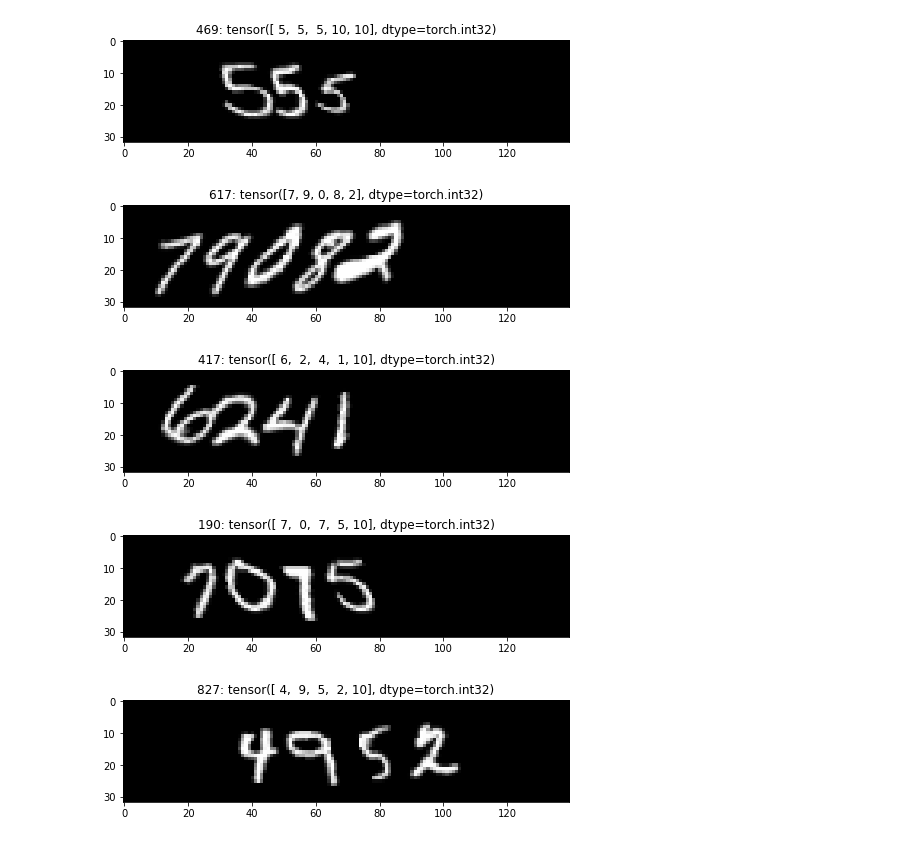
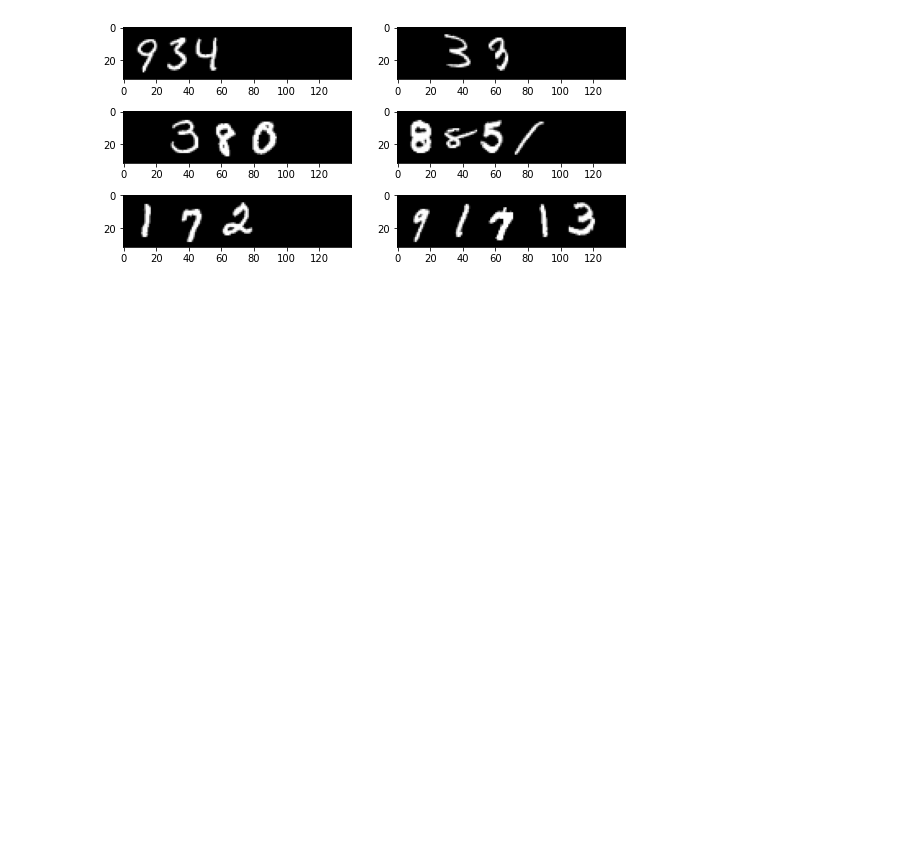
Before and after one commit to kingyiusuen/handwritten-multi-digit-number-recognition, a Jupyter notebook: notebooks/look_at_multi_digit_mnist.ipynb, the cells around one changed output. Drawn from its saved outputs; the diff is of its cells as text; code cells hidden in the pictures; blank space fills up the shorter version.

```diff
--- a/notebooks/look_at_multi_digit_mnist.ipynb
+++ b/notebooks/look_at_multi_digit_mnist.ipynb
@@ -20,13 +12,10 @@ dataset = multi_digit_mnist.dataset["train"]
 # %%
-for i in range(5):
-    plt.figure(figsize=(8, 8))
+dataset = multi_digit_mnist.dataset["test"]
+fig = plt.figure(figsize=(9, 9))
+for i in range(6):
+    ax = fig.add_subplot(6, 2, i + 1)
     rand_idx = random.randint(0, len(dataset) - 1)
-    image, label = dataset[rand_idx]
-    plt.title(f"{rand_idx}: {label}")
-    plt.imshow(image.squeeze(), cmap="gray")
+    image, _ = dataset[rand_idx]
+    ax.imshow(image.squeeze(), cmap="gray")
 # %% [output]
-[figure, old version]
+[figure, new version]
-[figure, removed]
-[figure, removed]
-[figure, removed]
-[figure, removed]
```
Also changed, not shown: parts of 2 cells of this notebook, 35 other files.
